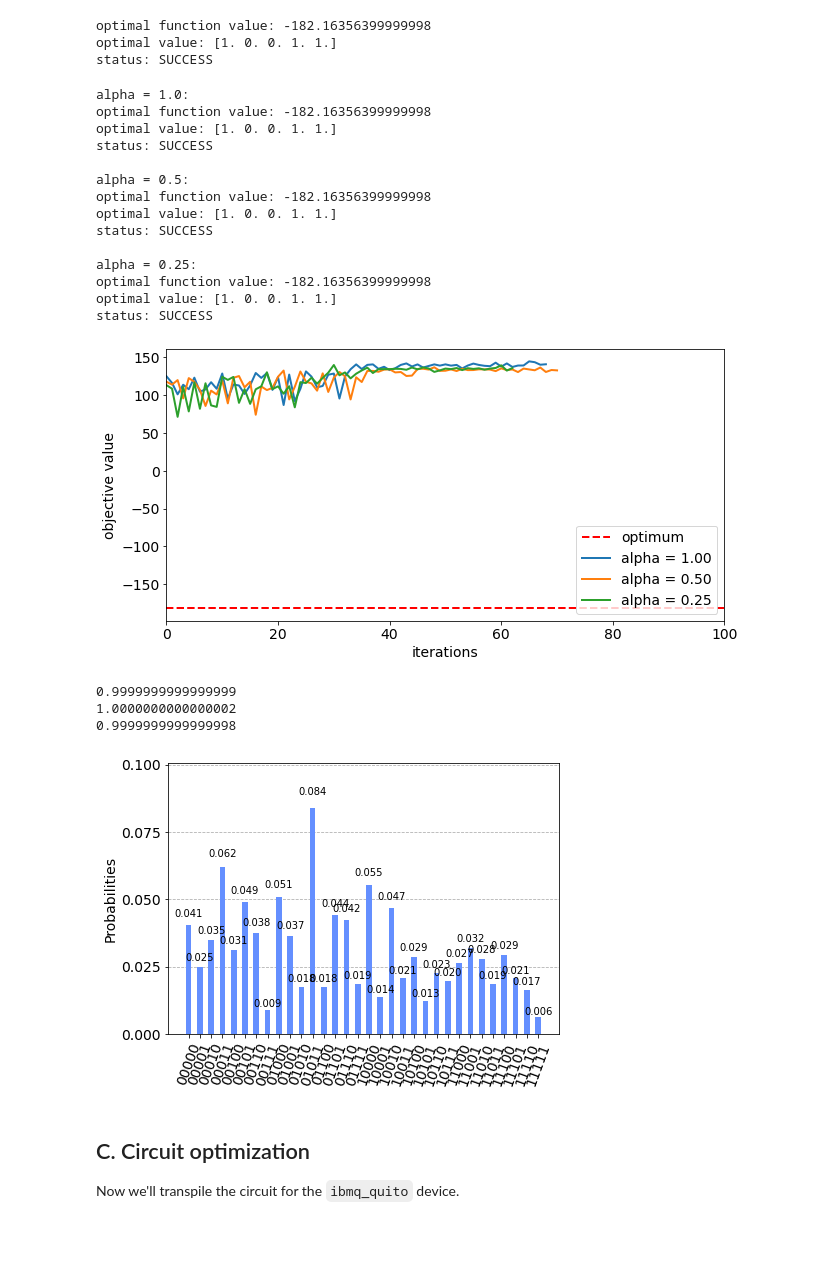
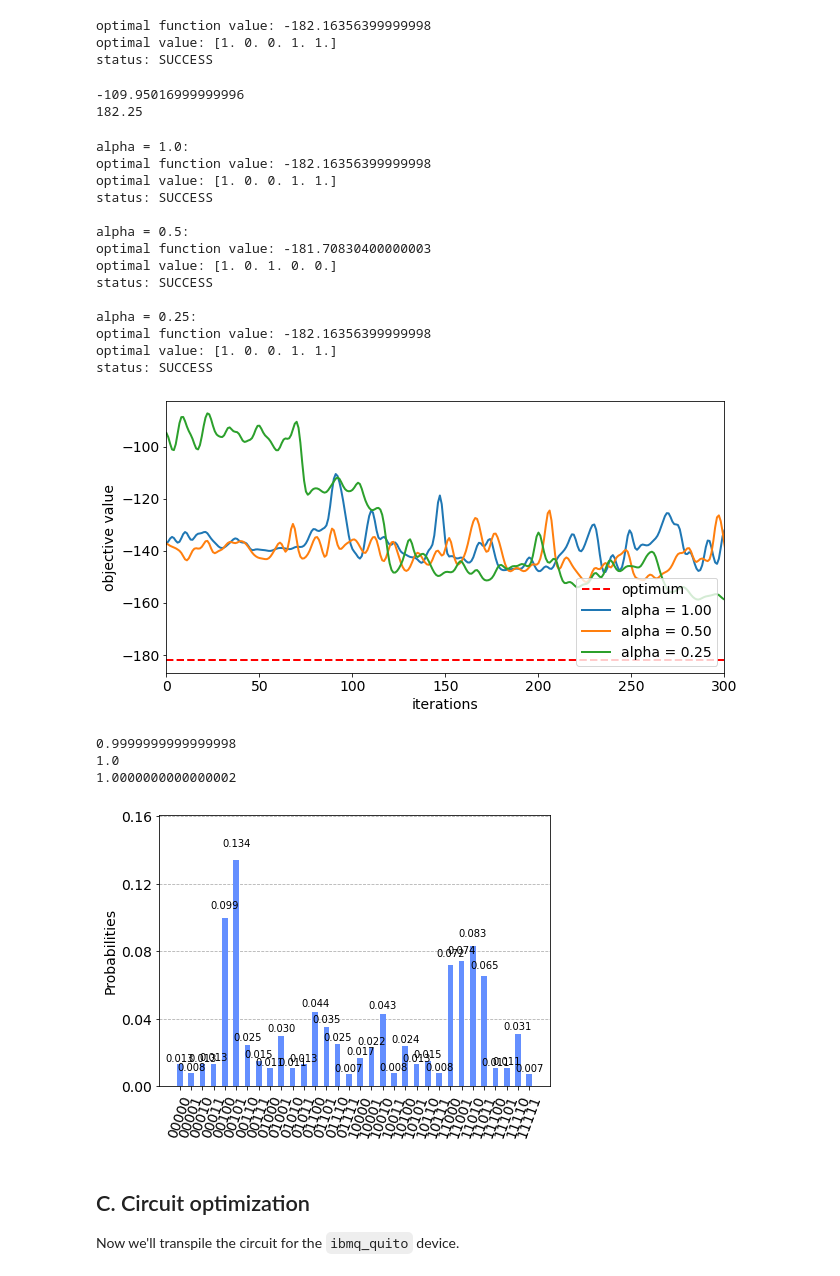
Before and after one commit to gongaa/Qiskittens, a Jupyter notebook: Hike_Planning.ipynb, the cells around one changed output. Cells and saved outputs as stored; diff of their text form; code cells hidden in the pictures; blank space fills up the shorter version.

Commit message:
vqe with QNSPSA

```diff
--- a/Hike_Planning.ipynb
+++ b/Hike_Planning.ipynb
@@ -209,6 +209,10 @@ Compare to orignal solution:
 First, construct the QAOA ansatz and then write a function to evaluate the energy. Given a quantum circuit, you can evaluate the expectation value as
 # %%
 from qiskit.circuit.library import QAOAAnsatz
+from qiskit.circuit.library import QAOAAnsatz, GroverOperator, RealAmplitudes
 
-qaoa = QAOAAnsatz(H, reps=3)
-qaoa.draw("mpl", style="iqx")
+p = 3
+#qaoa = QAOAAnsatz(H, reps=p)
+qaoa = RealAmplitudes(5, reps=p, entanglement='linear')
+
+#qaoa.draw("mpl", style="iqx")
@@ -234,0 +237,10 @@ exact_energy(np.array([1, 2, 3, 4, 2, 3]))
+# %%
+delta_t = 0.75
+p_ = 10
+
+annealing_init = np.zeros(2*p_)
+
+for i in range(p_):
+    annealing_init[i] = (1-(i+1)/p_) * delta_t
+    annealing_init[i+p_] = (i+1)/p_ * delta_t
+annealing_init
@@ -324,7 +391,8 @@ from docplex.mp.model import Model
 # %%
 # set classical optimizer
-maxiter = 100
-optimizer = COBYLA(maxiter=maxiter)
+maxiter = 300
+#optimizer = CG()
+optimizer = QNSPSA(QNSPSA.get_fidelity(qaoa), maxiter=maxiter)
 
 # set variational ansatz
 # ansatz = RealAmplitudes(n, reps=1)
@@ -346,6 +414,12 @@ opt_result
 optimal function value: -182.16356399999998
 optimal value: [1. 0. 0. 1. 1.]
 status: SUCCESS
+# %%
+print(offset)
+print(T**2)
+# %% [output]
+-109.95016999999996
+182.25
 # %%
 # dictionaries to store optimization progress and results
 objectives = {alpha: [] for alpha in alphas}  # set of tested objective functions w.r.t. alpha
@@ -355,7 +429,7 @@ results = {}  # results of minimum eigensolver w.r.t alpha
 def callback(i, params, obj, stddev, alpha):
     # we translate the objective from the internal Ising representation
     # to the original optimization problem
-    objectives[alpha] += [-(obj + offset)]
+    objectives[alpha] += [obj + offset]
 
 
 # loop over all given alpha values
@@ -391,8 +465,8 @@ optimal value: [1. 0. 0. 1. 1.]
 status: SUCCESS
 
 alpha = 0.5:
-optimal function value: -182.16356399999998
-optimal value: [1. 0. 0. 1. 1.]
+optimal function value: -181.70830400000003
+optimal value: [1. 0. 1. 0. 0.]
 status: SUCCESS
 
 alpha = 0.25:
@@ -400,20 +474,24 @@ optimal function value: -182.16356399999998
 optimal value: [1. 0. 0. 1. 1.]
 status: SUCCESS
 # %%
+from scipy.ndimage.filters import gaussian_filter1d
+
 # plot resulting history of objective values
 plt.figure(figsize=(10, 5))
-plt.plot([0, maxiter], [opt_result.fval, opt_result.fval], "r--", linewidth=2, label="optimum")
+plt.plot([0, 3000], [opt_result.fval, opt_result.fval], "r--", linewidth=2, label="optimum")
 for alpha in alphas:
-    plt.plot(objectives[alpha], label="alpha = %.2f" % alpha, linewidth=2)
+    #plt.plot(objectives[alpha], label="alpha = %.2f" % alpha, linewidth=2)
+    plt.plot(gaussian_filter1d(objectives[alpha], sigma=2), label="alpha = %.2f" % alpha, linewidth=2)
+
 plt.legend(loc="lower right", fontsize=14)
 plt.xlim(0, maxiter)
 plt.xticks(fontsize=14)
 plt.xlabel("iterations", fontsize=14)
 plt.yticks(fontsize=14)
 plt.ylabel("objective value", fontsize=14)
 plt.show()
 # %% [output]
-[figure, old version]
+[figure, new version]
 # %%
 # evaluate final optimal probability for each alpha
 probs = {}
@@ -429,13 +507,13 @@ for alpha in alphas:
         probabilities = np.abs(results[alpha].min_eigen_solver_result.eigenstate)**2
     print(s)
 # %% [output]
-0.9999999999999999
+0.9999999999999998
+1.0
 1.0000000000000002
-0.9999999999999998
 # %%
 plot_histogram(probs)
 # %% [output]
-[figure, old version]
+[figure, new version]
 # %% [markdown]
 ## C. Circuit optimization
 
```
Also changed, not shown: parts of 18 cells of this notebook.
